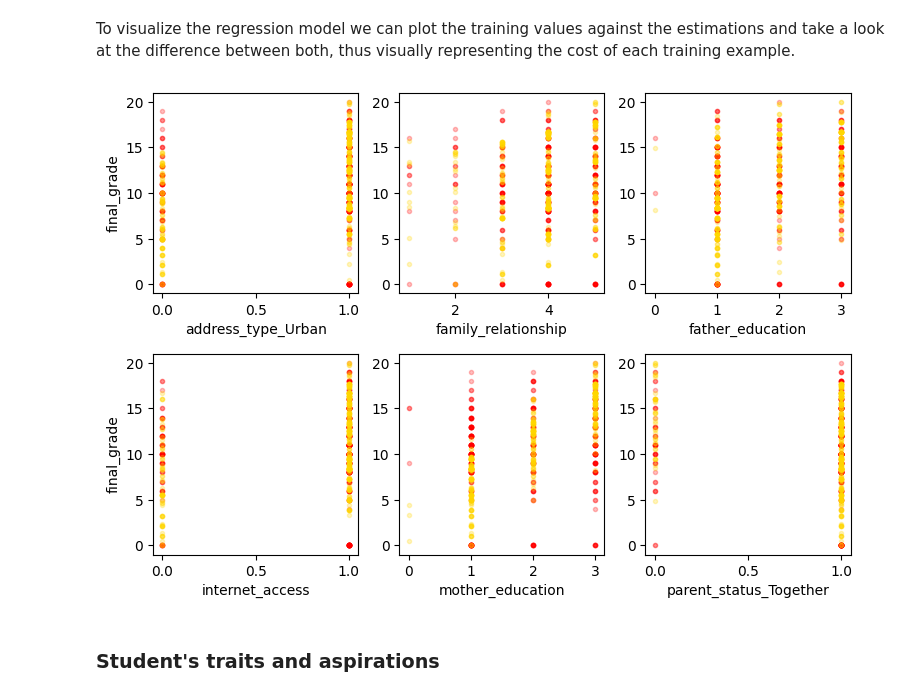
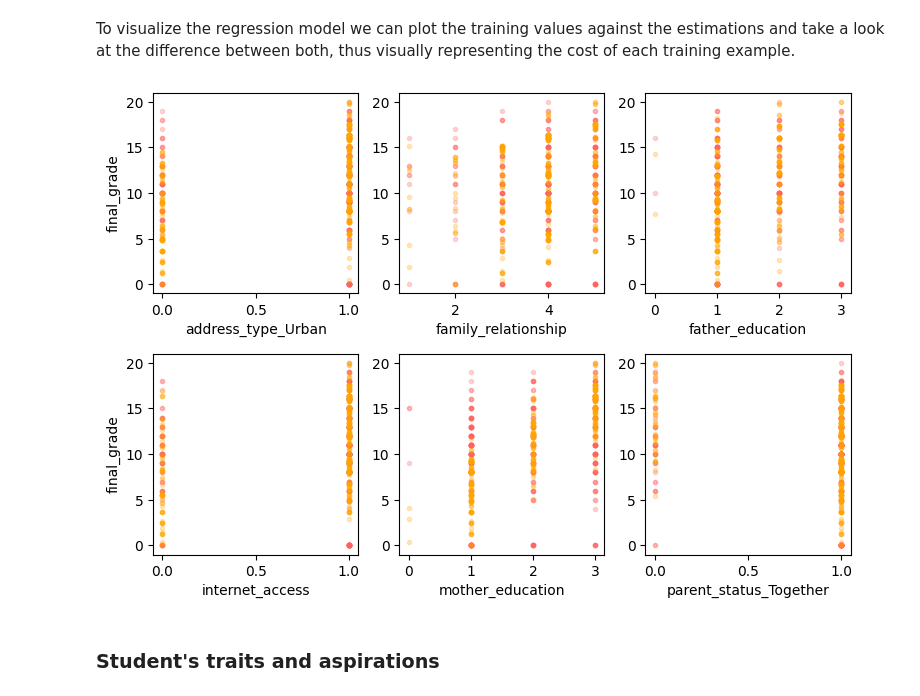
Before and after one commit to ferDMS/MOOCS, a Jupyter notebook: Supervised Machine Learning Regression and Classification/cw2.ipynb, the cells around one changed output. Saved outputs shown, nothing was run; the diff lists cells and outputs as text; code cells hidden in the pictures.

Commit message:
Change graph colors

```diff
--- a/Supervised Machine Learning Regression and Classification/cw2.ipynb
+++ b/Supervised Machine Learning Regression and Classification/cw2.ipynb
@@ -304,6 +304,12 @@ After performing the standardization we can plot all of the features along with
 import matplotlib.pyplot as plt
 from scipy.stats import norm
 import math
+# Color dictionary
+color = {
+    'blue' : '#58508d',
+    'yellow' : '#ffa600',
+    'red' : '#ff6361'
+}
 
 def createAxes(ax, n, n_cols):
     # Obtain number of rows to display from DataFrame size
@@ -338,7 +344,7 @@ def createAxes(ax, n, n_cols):
 
 
 # Function to plot the probability density function
-def plotDistributions(X, n_cols=None, ax=None, color='gold'):
+def plotDistributions(X, n_cols=None, ax=None, color='#ffa600'):
     # Number of features to plot
     n = len(X.columns)
     # Prepare counter for distributions plotted
@@ -364,7 +370,7 @@ def plotDistributions(X, n_cols=None, ax=None, color='gold'):
     return ax
 
 
-def plotFeatures(X, y, n_cols=None, ax=None, color='r'):
+def plotFeatures(X, y, n_cols=None, ax=None, color='#ff6361'):
     # Number of features to plot
     n = len(X.columns)
     # Prepare counter for features plotted
@@ -507,11 +513,11 @@ Parameters:
 To visualize the regression model we can plot the training values against the estimations and take a look at the difference between both, thus visually representing the cost of each training example.
 # %%
 y_home = pd.Series(sgdr.predict(X_z[F_home]), name='final_cost_home')
-ax = plotFeatures(X[F_home], y, 3, color='r')
-plotFeatures(X[F_home], y_home, 3, color='gold', ax=ax)
+ax = plotFeatures(X[F_home], y, 3)
+plotFeatures(X[F_home], y_home, 3, color=color['yellow'], ax=ax)
 plt.show()
 # %% [output]
-[figure, old version]
+[figure, new version]
 # %% [markdown]
 ### Student's traits and aspirations
 # %%
```
Also changed, not shown: parts of 10 cells of this notebook.
